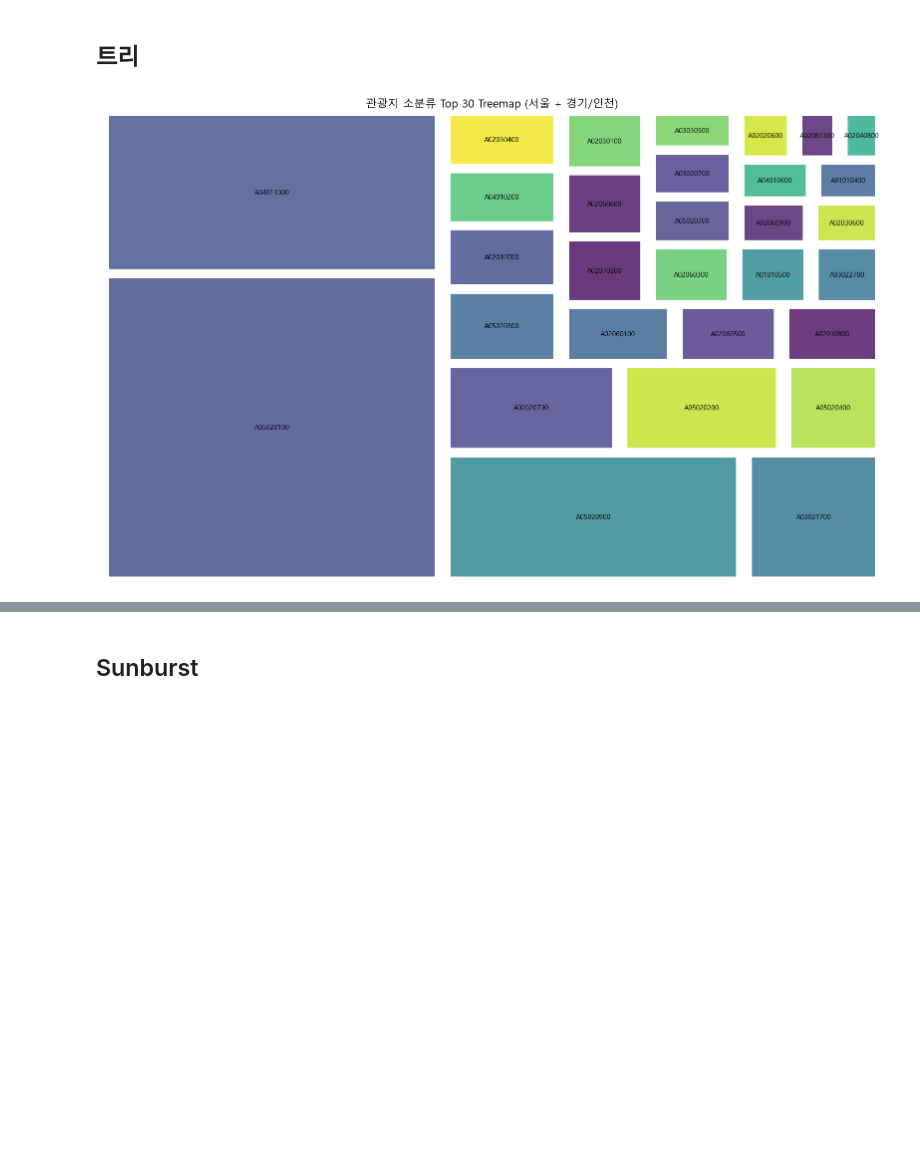
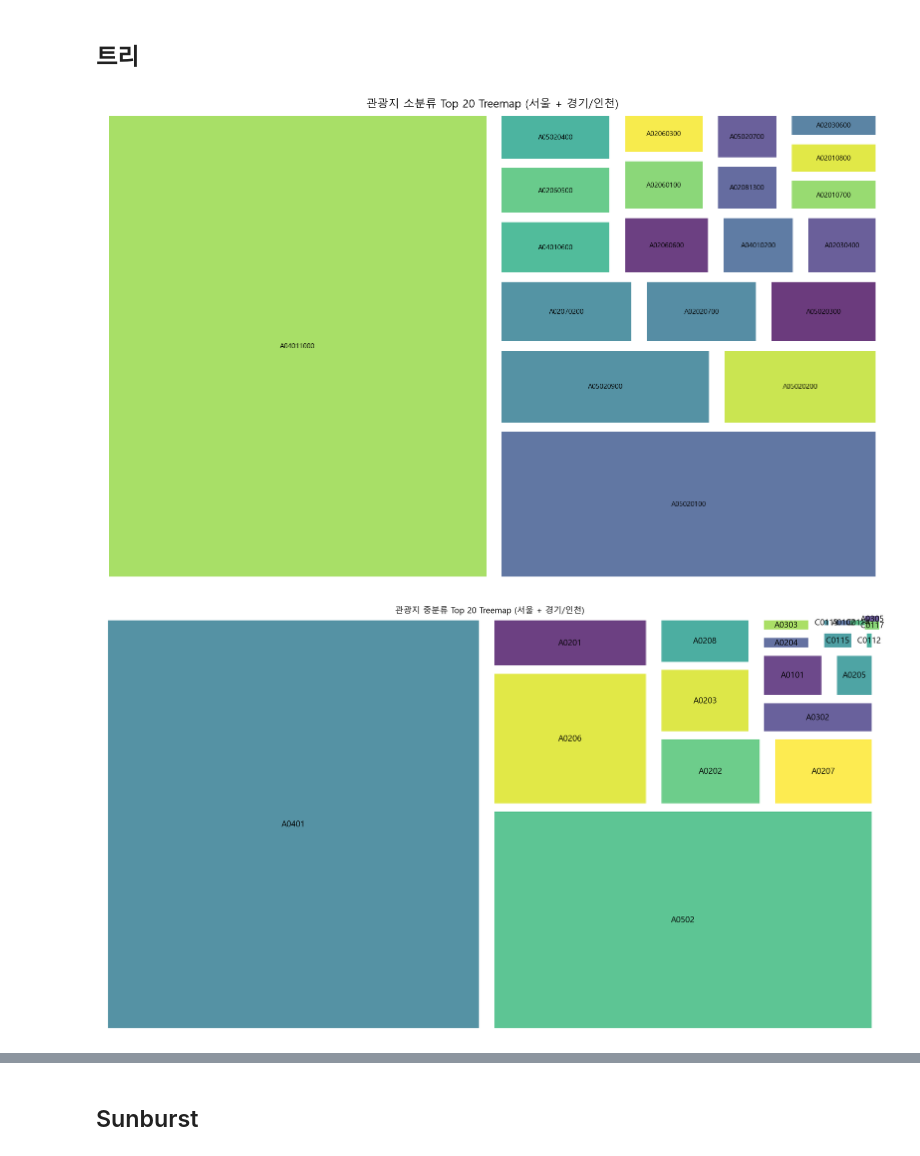
Before and after one commit to leehj24/Seoul_Strolling_Adventure, a Jupyter notebook: 지역/catagory.ipynb, the cells around one changed output, grey strips where cells are left out. Drawn from its saved outputs; the diff is of its cells as text; code cells hidden in the pictures; blank space fills up the shorter version.

```diff
--- a/지역/catagory.ipynb
+++ b/지역/catagory.ipynb
@@ -1,7 +1,6 @@
 # %% [markdown]
 ## 트리
 # %%
-import requests
 import pandas as pd
 import os
 import matplotlib.pyplot as plt
@@ -28,35 +27,77 @@ df2 = df2.rename(columns={'cat1': '대분류', 'cat2': '중분류', 'cat3': '소
 
 # 지역명 추가
 df1['지역'] = '경기/인천'
 df2['지역'] = '서울'
 
 # 필요한 열만 추출
 df1_subset = df1[['지역', '대분류', '중분류', '소분류']]
 df2_subset = df2[['지역', '대분류', '중분류', '소분류']]
 
 # 데이터 통합
 df_combined = pd.concat([df1_subset, df2_subset], ignore_index=True)
 
 # 소분류 기준 건수 집계
 df_grouped = df_combined['소분류'].value_counts().reset_index()
 df_grouped.columns = ['소분류', '건수']
 
+# 중분류 기준 건수 집계
+df_grouped1 = df_combined['중분류'].value_counts().reset_index()
+df_grouped1.columns = ['중분류', '건수']
+
+
+# 대분류 기준 건수 집계
+df_grouped2 = df_combined['대분류'].value_counts().reset_index()
+df_grouped2.columns = ['대분류', '건수']
+
 # 상위 n개만 시각화 (너무 많으면 글자 겹침)
-top_n = 30
-df_top = df_grouped.head(top_n)
+top_n = 20
+df_top1 = df_grouped.head(top_n)
+df_top2 = df_grouped1.head(top_n)
+df_top3 = df_grouped2.head(top_n)
 
 # Treemap 시각화
 plt.figure(figsize=(16, 10))
 squarify.plot(
-    sizes=df_top['건수'],
-    label=df_top['소분류'],
+    sizes=df_top1['건수'],
+    label=df_top1['소분류'],
     alpha=0.8,
     pad=True,
     text_kwargs={'fontsize':10}
 )
 plt.title(f'관광지 소분류 Top {top_n} Treemap (서울 + 경기/인천)', fontsize=16)
 plt.axis('off')
 plt.tight_layout()
 plt.show()
+
+# 상위 n개만 시각화 # 중분류
+# Treemap 시각화
+plt.figure(figsize=(20, 11))
+squarify.plot(
+    sizes=df_top2['건수'],
+    label=df_top2['중분류'],
+    alpha=0.8,
+    pad=10,  # 패딩 값 증가
+    text_kwargs={'fontsize':15}
+)
+plt.title(f'관광지 중분류 Top {top_n} Treemap (서울 + 경기/인천)', fontsize=15)
+plt.axis('off')
+plt.tight_layout()
+plt.show()
+
+# 상위 n개만 시각화 # 중분류
+# Treemap 시각화
+plt.figure(figsize=(16, 10))
+squarify.plot(
+    sizes=df_top3['건수'],
+    label=df_top3['대분류'],
+    alpha=0.8,
+    pad=True,
+    text_kwargs={'fontsize':10}
+)
+plt.title(f'관광지 대분류 Top {top_n} Treemap (서울 + 경기/인천)', fontsize=15)
+plt.axis('off')
+plt.tight_layout()
+plt.show()
 # %% [output]
-[figure, old version]
+[figure, new version]
+[figure, added]
```
Also changed, not shown: parts of 1 cell of this notebook, 37 other files.
